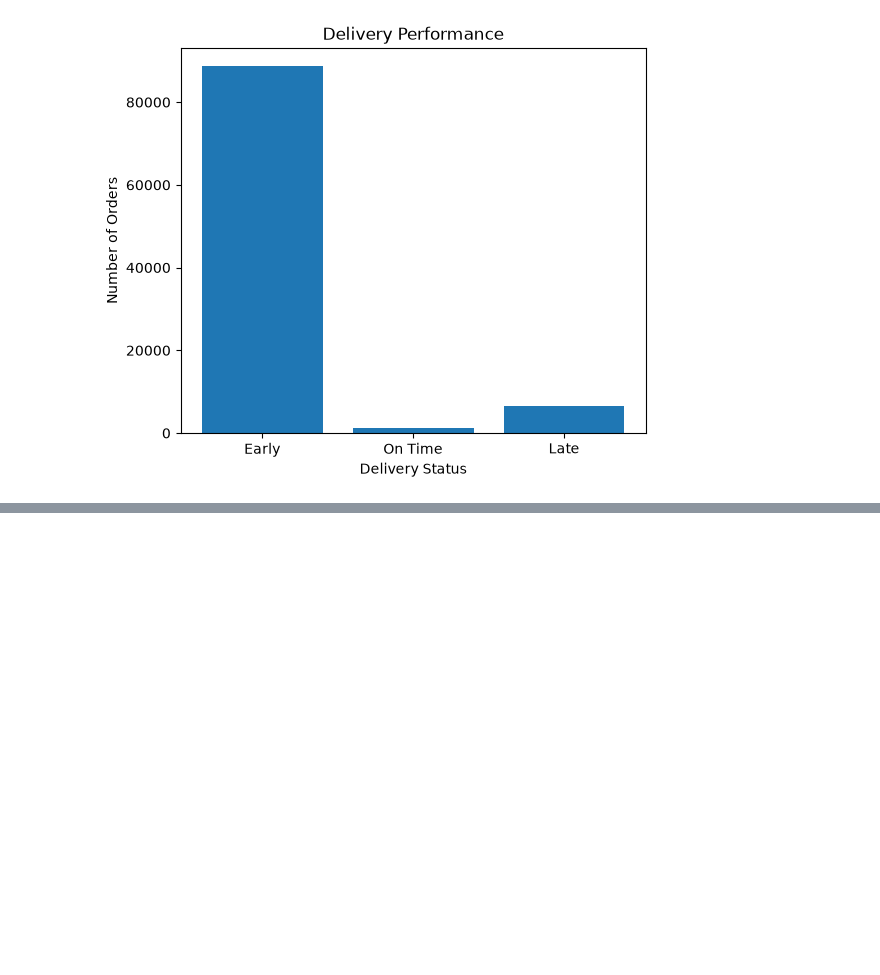
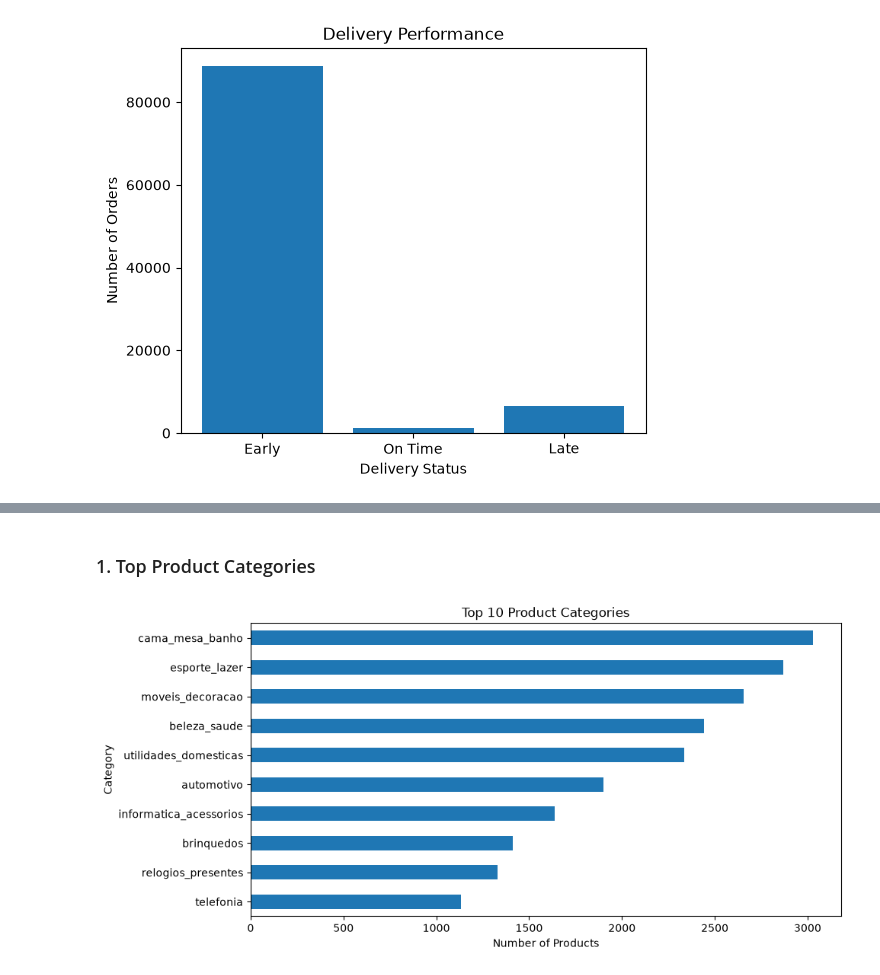
Before and after one commit to anees555/Customer-Intelligent-Platform, a Jupyter notebook: notebooks/04_visual_eda.ipynb, the cells around one changed output, grey strips where cells are left out. Saved outputs shown, nothing was run; the diff lists cells and outputs as text; code cells hidden in the pictures; blank space fills up the shorter version.

Commit message:
visual eda analysis completed

```diff
--- a/notebooks/04_visual_eda.ipynb
+++ b/notebooks/04_visual_eda.ipynb
@@ -654,0 +666,17 @@ plt.show()
+# %% [markdown]
+### 1. Top Product Categories
+# %%
+top_categories = (
+    product_df["product_category_name"]
+    .value_counts()
+    .head(10)
+)
+
+plt.figure(figsize=(10,5))
+top_categories.sort_values().plot(kind="barh")
+plt.title("Top 10 Product Categories")
+plt.xlabel("Number of Products")
+plt.ylabel("Category")
+plt.show()
+# %% [output]
+[figure, added]
```
Also changed, not shown: parts of 19 cells of this notebook, 1 other file.
